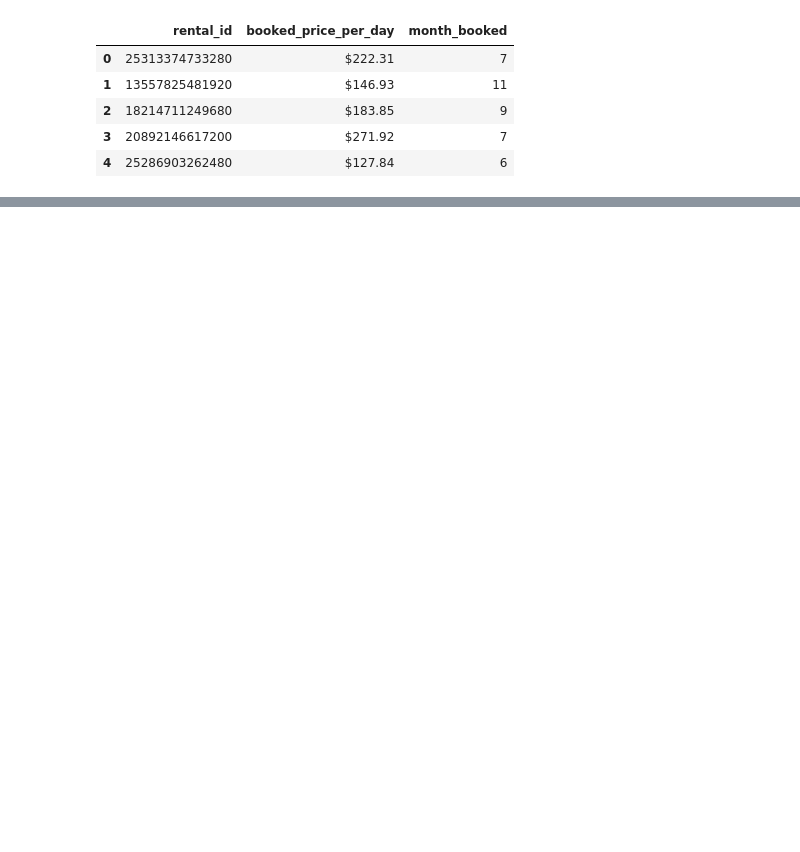
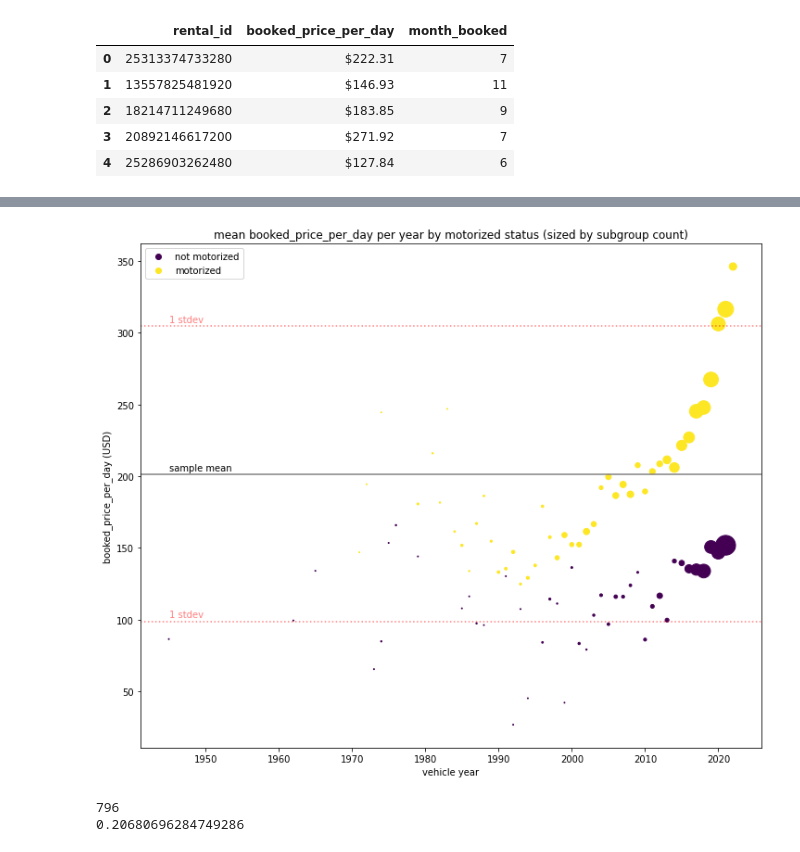
Before and after one commit to btlakey/outdoorsy_takehome, a Jupyter notebook: notebooks/assignment.ipynb, the cells around one changed output, grey strips where cells are left out. Cells and saved outputs as stored; diff of their text form; code cells hidden in the pictures; blank space fills up the shorter version.

```diff
--- a/notebooks/assignment.ipynb
+++ b/notebooks/assignment.ipynb
@@ -125,0 +212,11 @@ Name: booked_price_per_day_num, dtype: float64
+# %%
+df = df.assign(vehicle_year_num=df["vehicle_year"].replace(0, np.nan).astype("Int64"))  # probably isn't 2,022 years old
+
+yearly_motor_avg = df.groupby(
+    ["vehicle_year_num", "is_motorized"], dropna=True
+).agg(
+    [np.mean, np.median, np.std, len]  # calculate within-group statistics
+)["booked_price_per_day_num"]
+
+yearly_motor_avg = yearly_motor_avg.reset_index()
+yearly_motor_avg.sort_index()
@@ -125,0 +237,32 @@ Name: booked_price_per_day_num, dtype: float64
+# %%
+plt.figure(figsize=(12, 10))
+scatter = plt.scatter(
+    x=yearly_motor_avg["vehicle_year_num"],
+    y=yearly_motor_avg["mean"],
+    c=yearly_motor_avg["is_motorized"],  # color
+    s=yearly_motor_avg["len"]
+)
+# add legend
+plt.legend(handles=scatter.legend_elements()[0], labels=["not motorized", "motorized"])
+plt.title("mean booked_price_per_day per year by motorized status (sized by subgroup count)")
+plt.ylabel("booked_price_per_day (USD)")
+plt.xlabel("vehicle year")
+
+# add horizontal lines for mean and stdev
+mu, sigma = map(lambda f: f(df["booked_price_per_day_num"]), [np.mean, np.std])
+plt.axhline(y=mu, color="grey", linestyle='-')
+text_x = yearly_motor_avg["vehicle_year_num"].min()
+plt.text(text_x, mu*1.01, "sample mean")
+for s in [mu+sigma, mu-sigma]:
+    plt.axhline(y=s, color="red", linestyle=':', alpha=0.5)
+    plt.text(text_x, s+3, "1 stdev",c='red', alpha=0.5)
+plt.show()
+# %% [output]
+[figure, added]
+# %%
+within_std = df['booked_price_per_day_num'].between(mu-sigma, mu+sigma)
+print((~within_std).sum())  # 796 properties outside of mean +- 1stdev
+print((~within_std).mean())  # ~20%
+# %% [output]
+796
+0.20680696284749286
```
Also changed, not shown: parts of 38 cells of this notebook.
